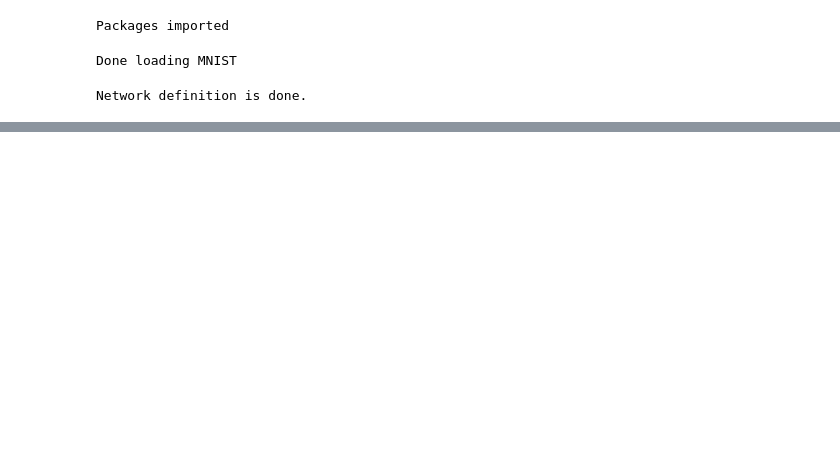
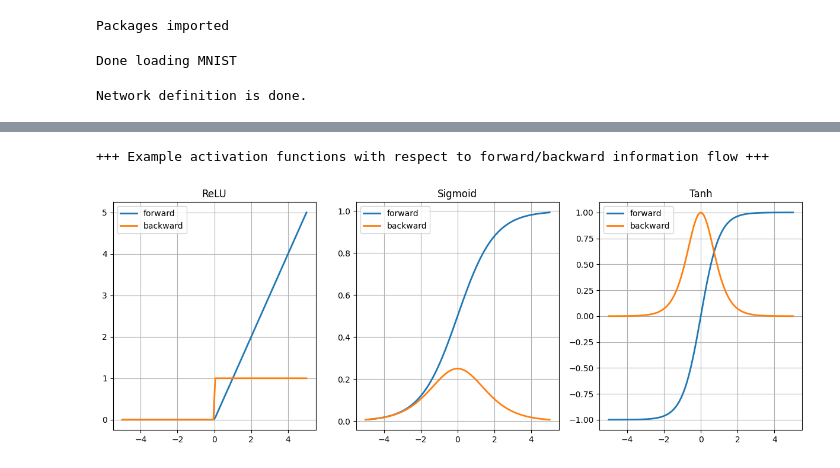
Before and after one commit to DemisseG/ml_tutorial_resource, a Jupyter notebook: python_notebooks/session_2_notebook.ipynb, the cells around one changed output, grey strips where cells are left out. Cells and saved outputs as stored; diff of their text form; code cells hidden in the pictures; blank space fills up the shorter version.

Commit message:
Add activation function explorer

```diff
--- a/python_notebooks/session_2_notebook.ipynb
+++ b/python_notebooks/session_2_notebook.ipynb
@@ -308,3 +303,65 @@ Done training
+# %%
+# common good to keep in mind concepts introduced in neural networks.
+
+##### activation functions
+
+class Activation(nn.Module):
+    def __init__(self, activation_name):
+        super(Activation, self).__init__()
+        self.activation_name = activation_name
+
+    def get_grad(self, x) -> torch.Tensor:
+        #if not x.requires_grad:
+        x = x.clone().requires_grad_()
+        out = self.forward(x)
+        out.sum().backward()
+        return x.grad
+
+# few activation function
+class Sigmoid(Activation):
+    def __init__(self):
+        super(Sigmoid, self).__init__('Sigmoid')
+
+    def forward(self, x):
+        #return torch.sigmoid(x)
+        return  1 / (1 + torch.exp(-x))
+
+class Tanh(Activation):
+    def __init__(self):
+        super(Tanh, self).__init__('Tanh')
+
+    def forward(self, x):
+        x_exp, neg_x_exp = torch.exp(x), torch.exp(-x)
+        return (x_exp - neg_x_exp) / (x_exp + neg_x_exp)
+
+class ReLU(Activation):
+    def __init__(self):
+        super(ReLU, self).__init__('ReLU')
+
+    def forward(self, x):
+        return torch.max(x, torch.tensor(0.))
+
+# visualize activation functions
+def plot_act(act_fns: list):
+    x = torch.linspace(-5, 5, 100)
+    _, ax = plt.subplots(1, len(act_fns), figsize=(15, 5))
+    for c, act_fn in enumerate(act_fns):
+        y = act_fn(x)
+        ax[c].plot(x.numpy(), y.numpy(), linewidth=2, label='forward')
+        ax[c].plot(x.numpy(), act_fn.get_grad(x).numpy(), linewidth=2, label='backward')
+        ax[c].grid(True)
+        ax[c].axis('tight')
+        ax[c].legend()
+        ax[c].set_title(act_fn.activation_name)
+    print('\n')
+    print('+++ Example activation functions with respect to forward/backward information flow +++')
+    print('\n')
+    plt.show()
+
+plot_act([ReLU(), Sigmoid(), Tanh()])
+# %% [output]
++++ Example activation functions with respect to forward/backward information flow +++
+[figure, added]
 # %%
 # Generative model + autoencoders. (VAE - variational auto encoders)
 # %%
```
Also changed, not shown: parts of 2 cells of this notebook.
